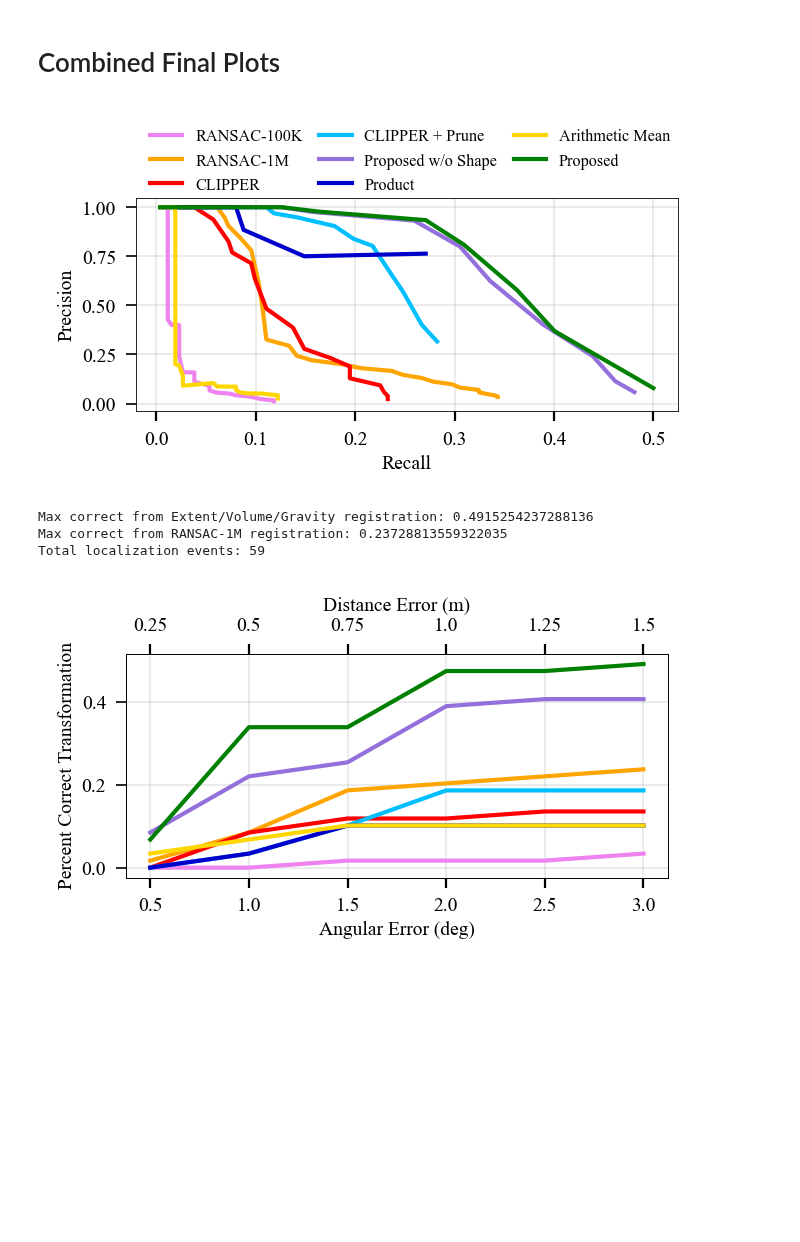
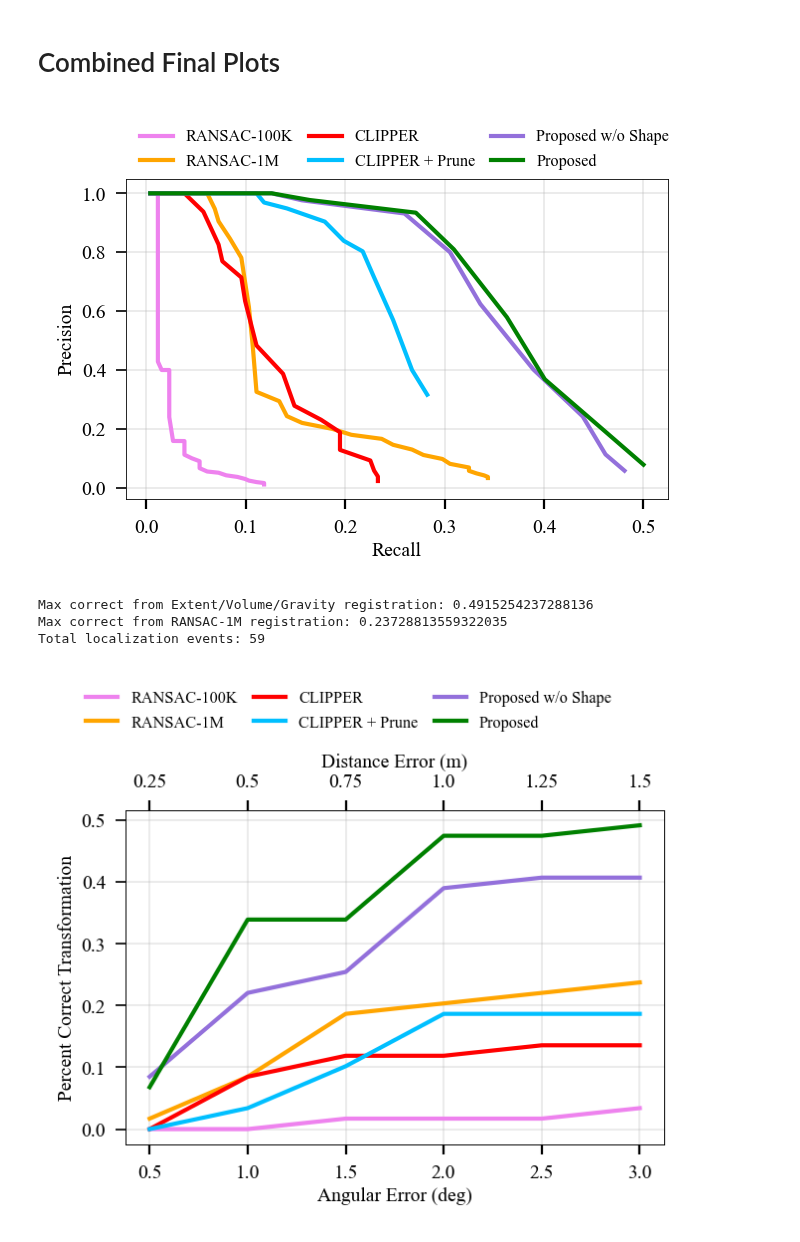
Before and after one commit to mit-acl/roman, a Jupyter notebook: notebooks/submap_align/paper_results.ipynb, the cells around one changed output. Saved outputs shown, nothing was run; the diff lists cells and outputs as text; code cells hidden in the pictures; blank space fills up the shorter version.

```diff
--- a/notebooks/submap_align/paper_results.ipynb
+++ b/notebooks/submap_align/paper_results.ipynb
@@ -7,6 +7,8 @@ from typing import List, Tuple, Dict
 from evaluate_prf1 import evaluate_prf1, prf1_sweep
 
 plt.style.use('/home/masonbp/computer/python/matplotlib/publication.mplstyle')
+
+SAVE = False
 # %%
 # def prf1_plot(precisions, recalls, f1s, assoc_reqs):
 #     fig, ax = plt.subplots(1,3)
@@ -184,10 +192,14 @@ percent_correct = {}
 
 for method in methods:
     pkl_paths = [f"{results_dir}/{sub_dir}/{method}.pkl" for sub_dir in sub_dirs]
-    pc_meth, total_loc, req_err_ang_dist_pairs = reg_accuracy_sweep(pkl_paths, req_overlap=req_overlap)
-    percent_correct[method] = pc_meth
+    try:
+        pc_meth, total_loc, req_err_ang_dist_pairs = reg_accuracy_sweep(pkl_paths, req_overlap=req_overlap)
+        percent_correct[method] = pc_meth
+    except:
+        print(f"Failed to load {method}")
 
-plot_percent_correct(methods, percent_correct, req_err_ang_dist_pairs, full_names, colors, styles, legend=False)
+found_methods = [method for method in methods if method in percent_correct]
+plot_percent_correct(found_methods, percent_correct, req_err_ang_dist_pairs, full_names, colors, styles, legend=False)
 
 print(f"Max correct from Extent/Volume/Gravity registration: {np.max(percent_correct['extentvolgrav'])}")
 
@@ -319,7 +330,11 @@ for method in methods:
         pkl_files = [f"{results_dir}/{sub_dir}/{method}.pkl" for sub_dir in sub_dirs]
     else:
         pkl_files = [f"{geoariprod_results_dir}/{sub_dir}/{method}.pkl" for sub_dir in sub_dirs]
-    pc_meth, total_loc, req_err_ang_dist_pairs = reg_accuracy_sweep(pkl_files, req_overlap=req_overlap)
+    try:
+        pc_meth, total_loc, req_err_ang_dist_pairs = reg_accuracy_sweep(pkl_files, req_overlap=req_overlap)
+    except OSError as e:
+        print(e)
+        continue
     percent_correct[method] = pc_meth
 
 plot_percent_correct(methods, percent_correct, req_err_ang_dist_pairs, full_names, colors, styles, legend=False)
@@ -331,5 +346,6 @@ fig.subplots_adjust(
     # left=0.13,
     # right=0.99
 )
-plt.savefig("/home/masonbp/figs/outdoor_global_loc_rss24/kmd_hard_fusion.pdf")
+if SAVE:
+    plt.savefig("/home/masonbp/figs/outdoor_global_loc_rss24/kmd_hard_fusion.pdf")
 # %% [output]
@@ -385,7 +402,8 @@ plt.savefig("/home/masonbp/figs/outdoor_global_loc_rss24/kmd_hard_combined.pdf")
 # Combined Final Plots
 # %%
 fig, ax = plt.subplots(figsize=(fig_width, fig_height), dpi=200)
-methods = final_method_list
+# methods = final_method_list
+methods = [method for method in all_methods if method != 'prunevol3d']
 
 req_err_ang = 3
 req_err_dist = 1.5
@@ -405,7 +423,10 @@ for i, method in enumerate(methods):
     ax.plot(recalls, precisions, label=full_names[method], linestyle=styles[method], color=colors[method])
 ax.set_xlabel('Recall')
 ax.set_ylabel('Precision')
-ax.legend(loc="upper left", ncols=3, bbox_to_anchor=(-.0,1.39), frameon=False)
+if methods == final_method_list:
+    ax.legend(loc="upper left", ncols=3, bbox_to_anchor=(-.0,1.39), frameon=False)
+else:
+    ax.legend(loc="upper left", ncols=3, bbox_to_anchor=(-.0,1.2), frameon=False)
 # plt.show()
 fig.subplots_adjust(
     top=0.78,
@@ -414,44 +435,50 @@ fig.subplots_adjust(
     # right=0.99
 )
 ax.grid(True)
-plt.savefig("/home/masonbp/figs/outdoor_global_loc_rss24/kmd_pr.pdf")
+if SAVE:
+    plt.savefig("/home/masonbp/figs/outdoor_global_loc_rss24/kmd_pr.pdf")
 # %% [output]
-[figure, old version]
+[figure, new version]
 # %%
 fig, ax = plt.subplots(figsize=(fig_width, fig_height), dpi=200)
 methods = final_method_list
+methods = [method for method in all_methods if method != 'prunevol3d']
+include_legend=True
+
 sub_dirs = [sub_dir for sub_dir in all_sub_dirs if 'same' not in sub_dir]
 # sub_dirs = [sub_dir for sub_dir in all_sub_dirs if 'same' in sub_dir]
 # sub_dirs = all_sub_dirs
 req_overlap = 0.5
 percent_correct = {}
 
 for method in methods:
     if method in all_methods:
         pkl_files = [f"{results_dir}/{sub_dir}/{method}.pkl" for sub_dir in sub_dirs]
     else:
         pkl_files = [f"{geoariprod_results_dir}/{sub_dir}/{method}.pkl" for sub_dir in sub_dirs]
     pc_meth, total_loc, req_err_ang_dist_pairs = reg_accuracy_sweep(pkl_files, req_overlap=req_overlap)
     percent_correct[method] = pc_meth
 
 plot_percent_correct(methods, percent_correct, req_err_ang_dist_pairs, full_names, colors, styles, legend=False)
 
 print(f"Max correct from Extent/Volume/Gravity registration: {np.max(percent_correct['extentvolgrav'])}")
 print(f"Max correct from RANSAC-1M registration: {np.max(percent_correct['ransac1M'])}")
 print(f"Total localization events: {total_loc}")
 
 # plt.show()
 fig.subplots_adjust(
     top=0.82,
     bottom=0.18,
     # left=0.13,
     # right=0.99
 )
 ax.grid(True)
-# ax.legend(loc="upper left", ncols=3, bbox_to_anchor=(-.1,1.4), frameon=False)
-plt.savefig("/home/masonbp/figs/outdoor_global_loc_rss24/kmd_hard.pdf")
+if include_legend:
+    ax.legend(loc="upper left", ncols=3, bbox_to_anchor=(-.1,1.4), frameon=False)
+if SAVE:
+    plt.savefig("/home/masonbp/figs/outdoor_global_loc_rss24/kmd_hard.pdf")
 # %% [output]
 Max correct from Extent/Volume/Gravity registration: 0.4915254237288136
 Max correct from RANSAC-1M registration: 0.23728813559322035
 Total localization events: 59
-[figure, old version]
+[figure, new version]
```
Also changed, not shown: parts of 8 cells of this notebook, 7 other files.
